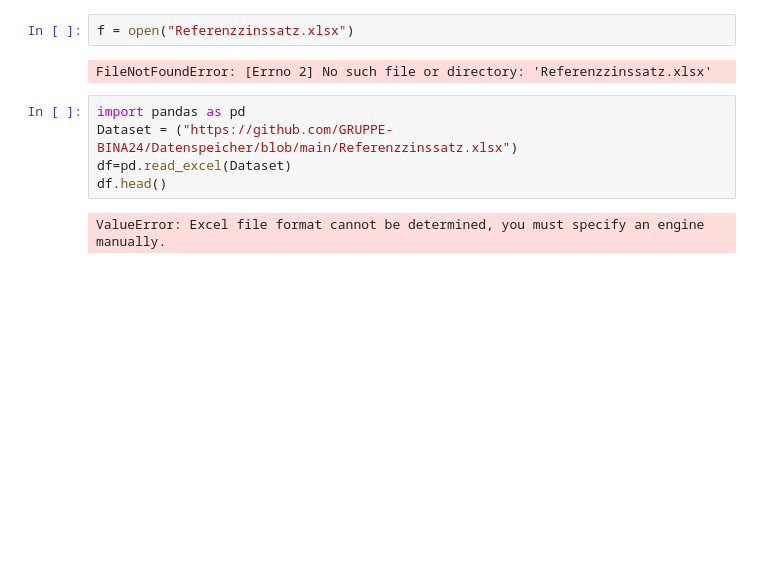
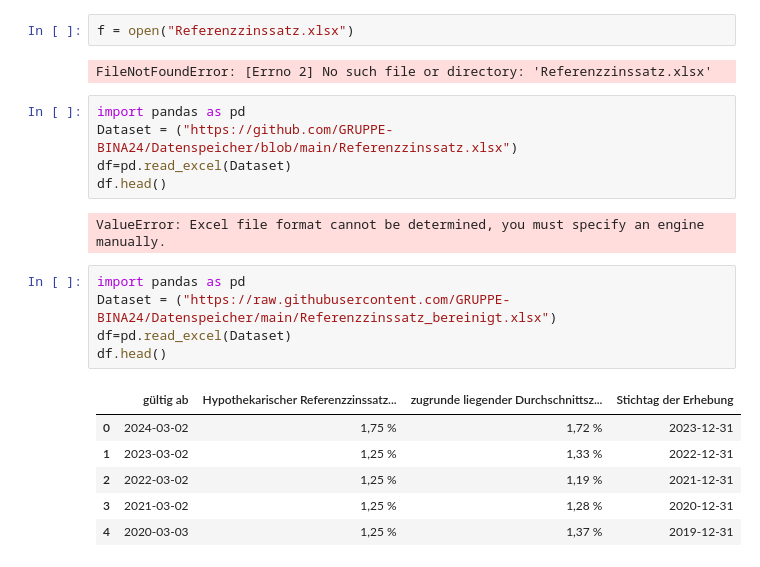
Before and after one commit to GRUPPE-BINA24/Datenspeicher, a Jupyter notebook: Semesterarbeit_BINA_Bianca.ipynb, the cells around one changed output. Drawn from its saved outputs; the diff is of its cells as text; blank space fills up the shorter version.

```diff
--- a/Semesterarbeit_BINA_Bianca.ipynb
+++ b/Semesterarbeit_BINA_Bianca.ipynb
@@ -105,3 +105,15 @@ df=pd.read_excel(Dataset)
 df.head()
 # %% [output]
 ValueError: Excel file format cannot be determined, you must specify an engine manually.
+# %%
+import pandas as pd
+Dataset = ("https://raw.githubusercontent.com/GRUPPE-BINA24/Datenspeicher/main/Referenzzinssatz_bereinigt.xlsx")
+df=pd.read_excel(Dataset)
+df.head()
+# %% [output]
+|  | gültig ab | Hypothekarischer Referenzzinssatz... | zugrunde liegender Durchschnittsz... | Stichtag der Erhebung |
+| 0 | 2024-03-02 | 1,75 % | 1,72 % | 2023-12-31 |
+| 1 | 2023-03-02 | 1,25 % | 1,33 % | 2022-12-31 |
+| 2 | 2022-03-02 | 1,25 % | 1,19 % | 2021-12-31 |
+| 3 | 2021-03-02 | 1,25 % | 1,28 % | 2020-12-31 |
+| 4 | 2020-03-03 | 1,25 % | 1,37 % | 2019-12-31 |
```
Also changed, not shown: parts of 2 cells of this notebook.
